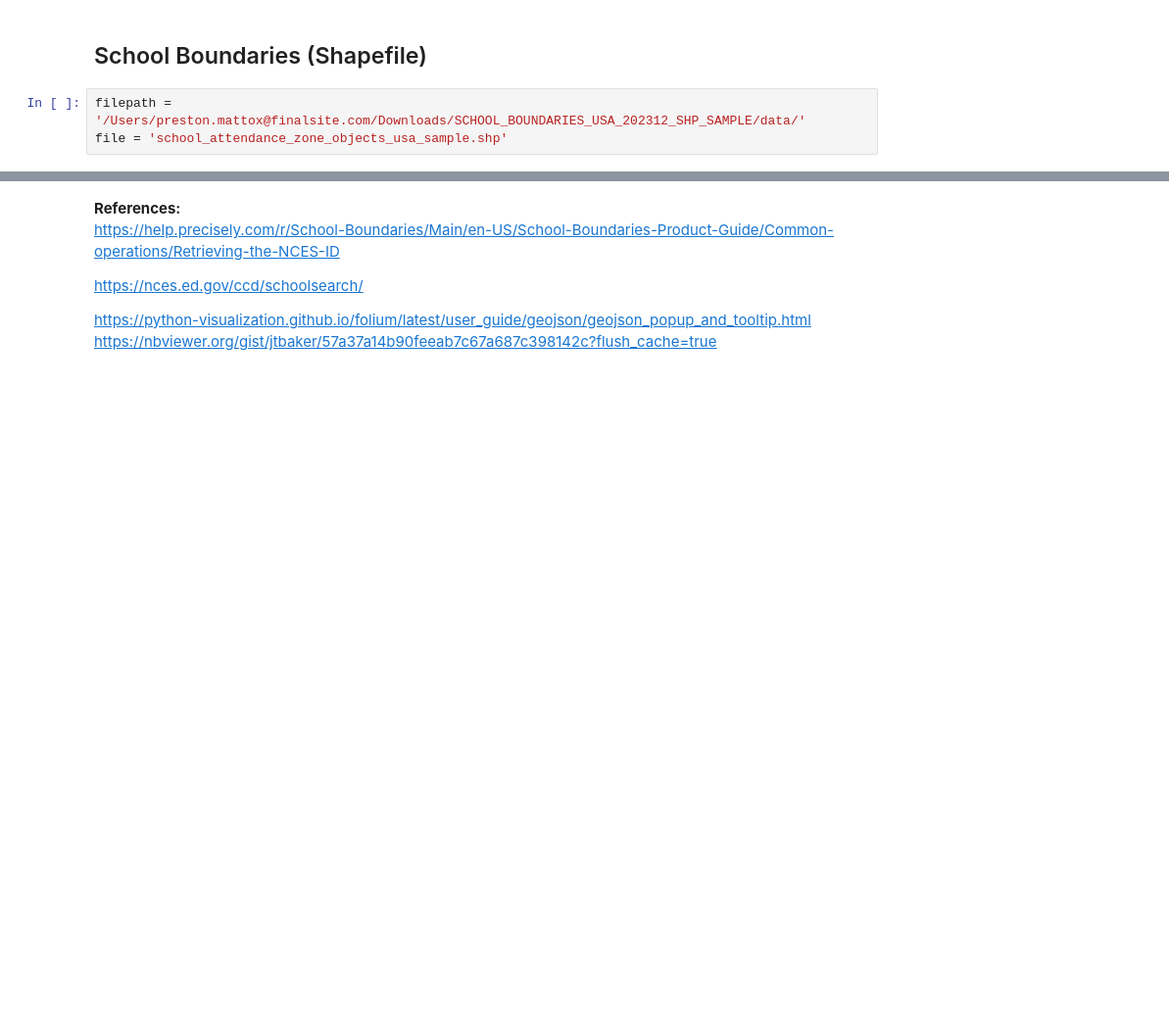
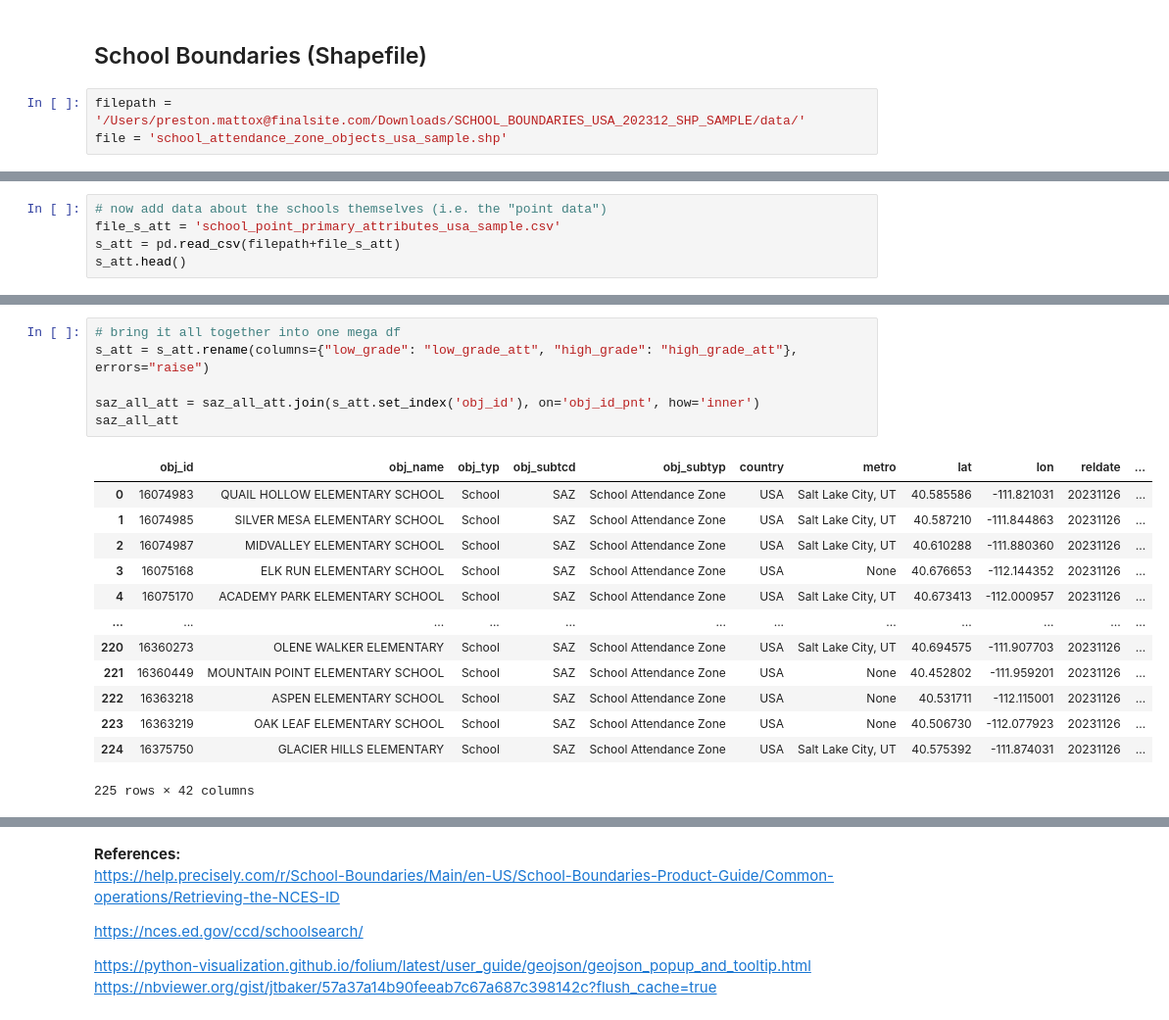
Before and after one commit to PMattox/fs, a Jupyter notebook: precisely_exploration.ipynb, the cells around one changed output, grey strips where cells are left out. Shown at 98% size. Drawn from its saved outputs; the diff is of its cells as text; blank space fills up the shorter version.

```diff
--- a/precisely_exploration.ipynb
+++ b/precisely_exploration.ipynb
@@ -204,0 +163,5 @@ Name: obj_id, Length: 251, dtype: int64>
+# %%
+# now add data about the schools themselves (i.e. the "point data")
+file_s_att = 'school_point_primary_attributes_usa_sample.csv'
+s_att = pd.read_csv(filepath+file_s_att)
+s_att.head()
@@ -204,0 +176,20 @@ Name: obj_id, Length: 251, dtype: int64>
+# %%
+# bring it all together into one mega df
+s_att = s_att.rename(columns={"low_grade": "low_grade_att", "high_grade": "high_grade_att"}, errors="raise")
+
+saz_all_att = saz_all_att.join(s_att.set_index('obj_id'), on='obj_id_pnt', how='inner')
+saz_all_att
+# %% [output]
+|  | obj_id | obj_name | obj_typ | obj_subtcd | obj_subtyp | country | metro | lat | lon | reldate | ... |
+| 0 | 16074983 | QUAIL HOLLOW ELEMENTARY SCHOOL | School | SAZ | School Attendance Zone | USA | Salt Lake City, UT | 40.585586 | -111.821031 | 20231126 | ... |
+| 1 | 16074985 | SILVER MESA ELEMENTARY SCHOOL | School | SAZ | School Attendance Zone | USA | Salt Lake City, UT | 40.587210 | -111.844863 | 20231126 | ... |
+| 2 | 16074987 | MIDVALLEY ELEMENTARY SCHOOL | School | SAZ | School Attendance Zone | USA | Salt Lake City, UT | 40.610288 | -111.880360 | 20231126 | ... |
+| 3 | 16075168 | ELK RUN ELEMENTARY SCHOOL | School | SAZ | School Attendance Zone | USA | None | 40.676653 | -112.144352 | 20231126 | ... |
+| 4 | 16075170 | ACADEMY PARK ELEMENTARY SCHOOL | School | SAZ | School Attendance Zone | USA | Salt Lake City, UT | 40.673413 | -112.000957 | 20231126 | ... |
+| ... | ... | ... | ... | ... | ... | ... | ... | ... | ... | ... | ... |
+| 220 | 16360273 | OLENE WALKER ELEMENTARY | School | SAZ | School Attendance Zone | USA | Salt Lake City, UT | 40.694575 | -111.907703 | 20231126 | ... |
+| 221 | 16360449 | MOUNTAIN POINT ELEMENTARY SCHOOL | School | SAZ | School Attendance Zone | USA | None | 40.452802 | -111.959201 | 20231126 | ... |
+| 222 | 16363218 | ASPEN ELEMENTARY SCHOOL | School | SAZ | School Attendance Zone | USA | None | 40.531711 | -112.115001 | 20231126 | ... |
+| 223 | 16363219 | OAK LEAF ELEMENTARY SCHOOL | School | SAZ | School Attendance Zone | USA | None | 40.506730 | -112.077923 | 20231126 | ... |
+| 224 | 16375750 | GLACIER HILLS ELEMENTARY | School | SAZ | School Attendance Zone | USA | Salt Lake City, UT | 40.575392 | -111.874031 | 20231126 | ... |
+225 rows × 42 columns
```
Also changed, not shown: parts of 29 cells of this notebook.
